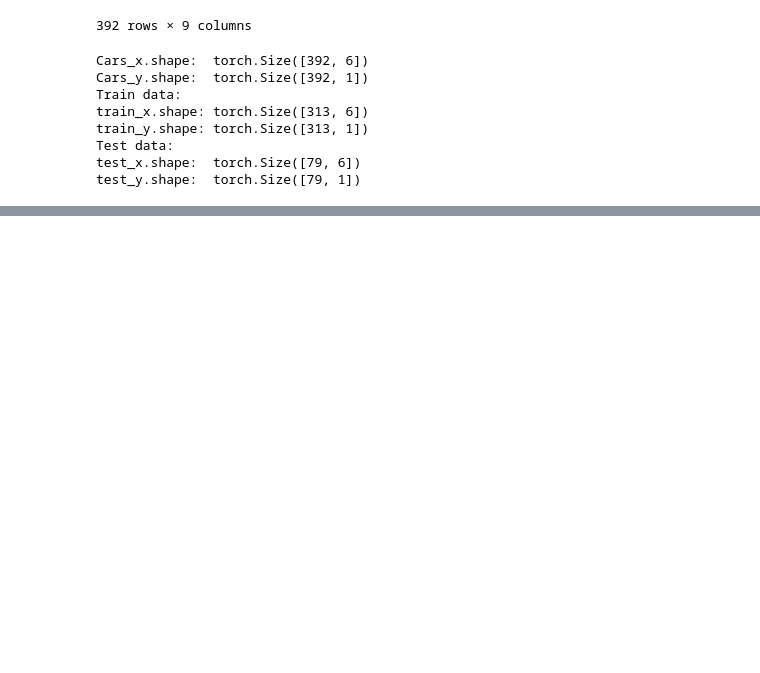
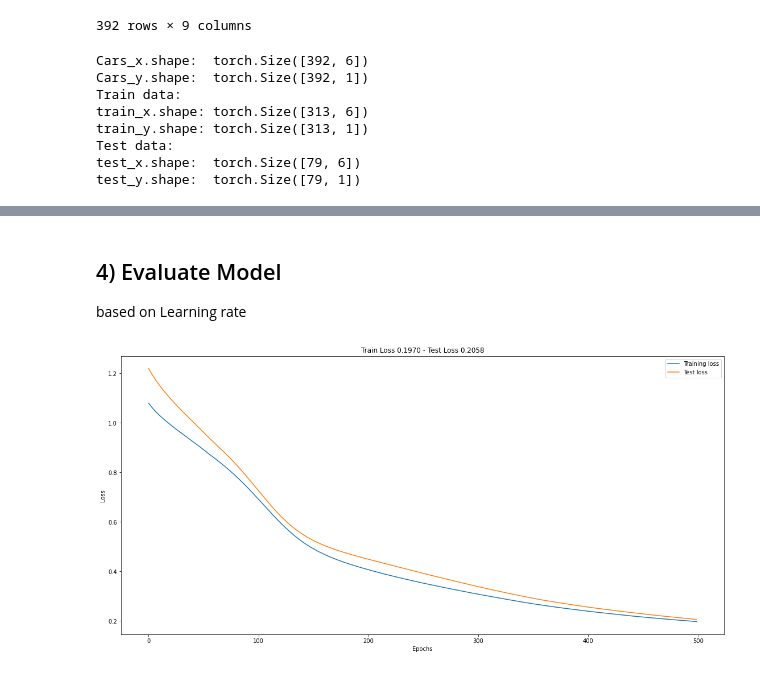
Before and after one commit to tomafischer/ai_geeks, a Jupyter notebook: deeplearning/Intro_to_Deep_Learning_30_minutes_class.ipynb, the cells around one changed output, grey strips where cells are left out. Drawn from its saved outputs; the diff is of its cells as text; code cells hidden in the pictures; blank space fills up the shorter version.

```diff
--- a/deeplearning/Intro_to_Deep_Learning_30_minutes_class.ipynb
+++ b/deeplearning/Intro_to_Deep_Learning_30_minutes_class.ipynb
@@ -62,18 +85,31 @@ plt.show()
 [figure]
 # %%
 #####
-#.   Defining features
+#    Defining features
 #####
 feature_labels = ['cylinders', 'displacement', 'horsepower', 'weight', 'acceleration', 'model_year']
 pred_label =['mpg']
 
+####
+#.   Scale data
+####
+# getting numpy array of data
+cars_x_np = cars_pd[feature_labels].values
+cars_y_np = cars_pd[pred_label].values
+# scale the data
+scaler_x = preprocessing.StandardScaler()
+scaler_y =  preprocessing.StandardScaler()
+cars_x_np = scaler_x.fit_transform(cars_x_np)
+cars_y_np = scaler_y.fit_transform(cars_y_np)
+
 #####
 #    Create Tensors
 #####
-cars_x = torch.tensor(cars_pd[feature_labels].values).float()
-cars_y = torch.tensor(cars_pd[pred_label].values).float()
+cars_x = torch.tensor(cars_x_np).float()
+cars_y = torch.tensor(cars_y_np).float()
+
 ######
-#.    Creating train and test set
+#.    Creating train and test set - Cross validation
 ######
 train_x, test_x, train_y, test_y  = train_test_split(cars_x, cars_y, train_size=0.8)
 # %%
@@ -147,0 +288,8 @@ tensor([[25.],
+# %%
+########
+#        The actual training is finally happening!!!!
+########
+
+cars_ann = CarsNeuralNetwork(lr=0.01)
+losses_train, losses_test = train_epochs(model= cars_ann, train_x= train_x, train_y= train_y,
+                      test_x= test_x, test_y= test_y, epochs = 500)
@@ -147,0 +314,20 @@ tensor([[25.],
+# %% [markdown]
+## 4) Evaluate Model
+based on Learning rate
+# %%
+######
+#      Plot Losses
+#      for Classifications we would add accuracy and the Confusion Matrix
+######
+fig, axs = plt.subplots(1,1, figsize =(19,9))
+ax = axs
+ax.plot(losses_train, label="Training loss")
+ax.plot()
+ax.plot(losses_test, label= "Test loss")
+ax.set_xlabel("Epochs")
+ax.set_ylabel("Loss")
+ax.set_title(f"Train Loss {losses_train[-1]:.4f} - Test Loss {losses_test[-1]:.4f}")
+ax.legend()
+plt.show()
+# %% [output]
+[figure, added]
```
Also changed, not shown: parts of 16 cells of this notebook.
